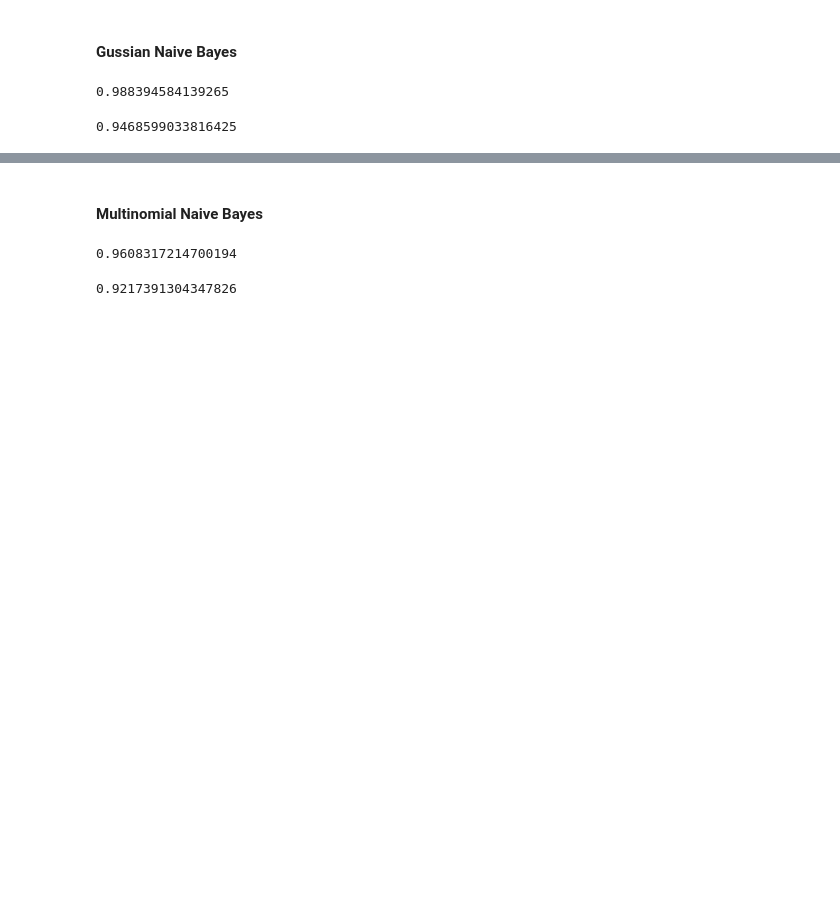
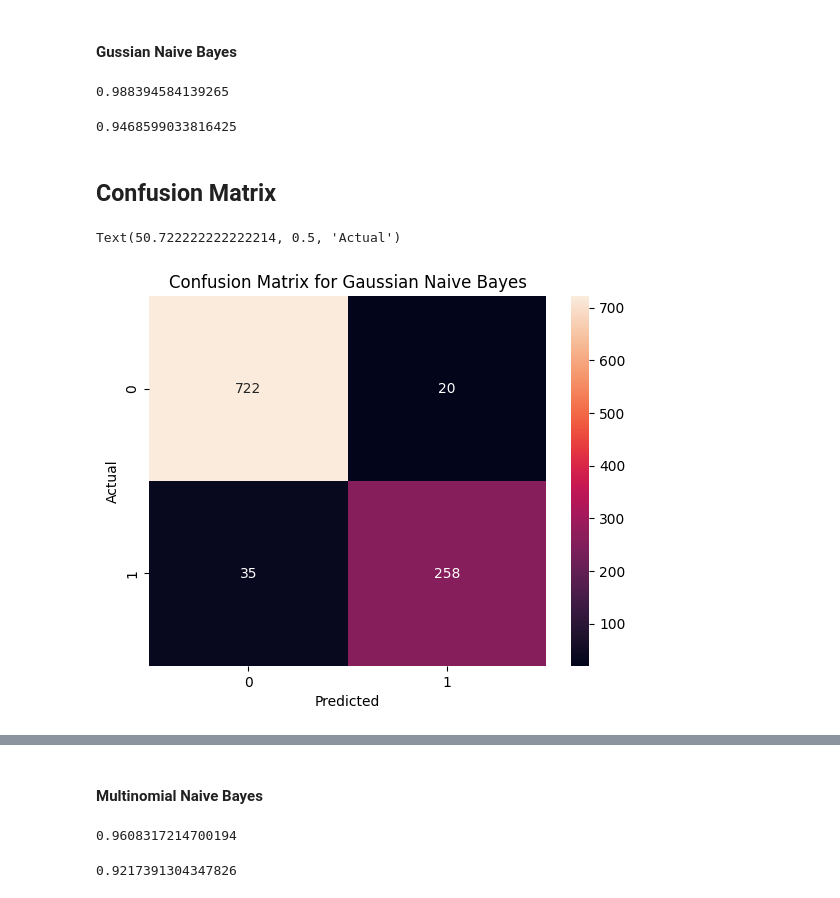
Before and after one commit to itsjustdannyb/spam-detection, a Jupyter notebook: email_spam.ipynb, the cells around one changed output, grey strips where cells are left out. Cells and saved outputs as stored; diff of their text form; code cells hidden in the pictures; blank space fills up the shorter version.

Commit message:
classification report and confusion matrix

```diff
--- a/email_spam.ipynb
+++ b/email_spam.ipynb
@@ -117,3 +117,16 @@ GNB_model.score(X_train, y_train)
 GNB_model.score(X_test, y_test)
 # %% [output]
 0.9468599033816425
+# %% [markdown]
+## Confusion Matrix
+# %%
+from sklearn.metrics import confusion_matrix
+GNB_predict = GNB_model.predict(X_test)
+cfm_gnb = confusion_matrix(y_test, GNB_predict)
+sns.heatmap(cfm_gnb, annot=True, annot_kws={'size':10}, fmt="d")
+plt.title("Confusion Matrix for Gaussian Naive Bayes")
+plt.xlabel("Predicted")
+plt.ylabel("Actual")
+# %% [output]
+Text(50.722222222222214, 0.5, 'Actual')
+[figure, added]
```
Also changed, not shown: parts of 13 cells of this notebook.
